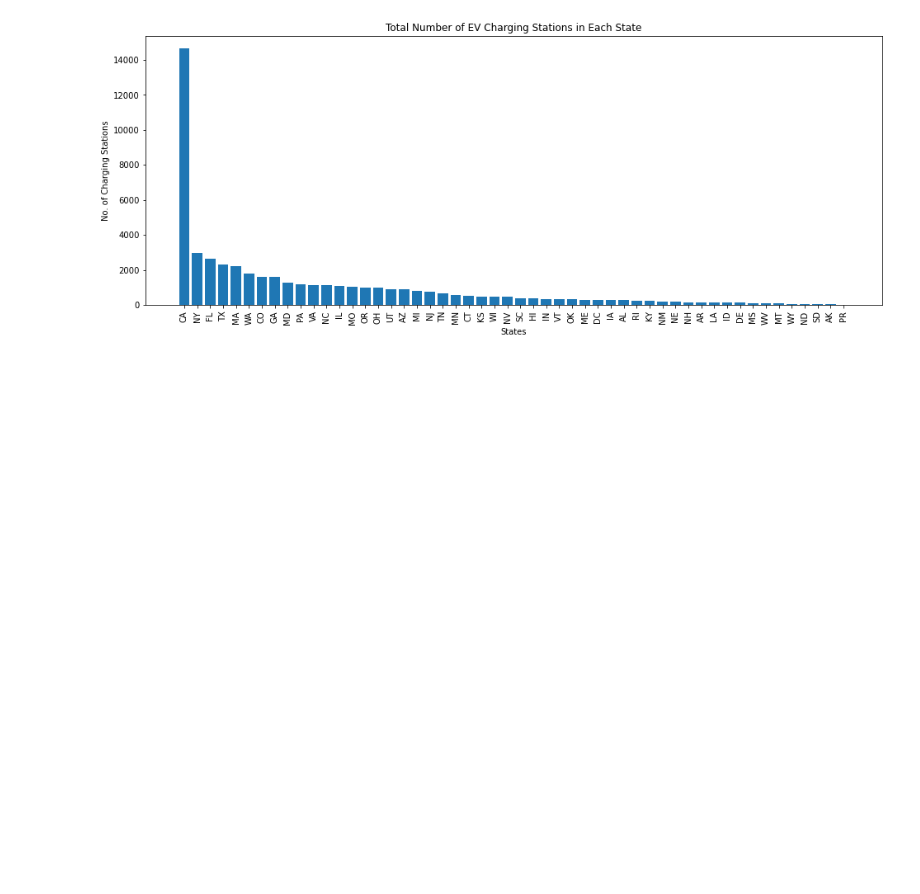
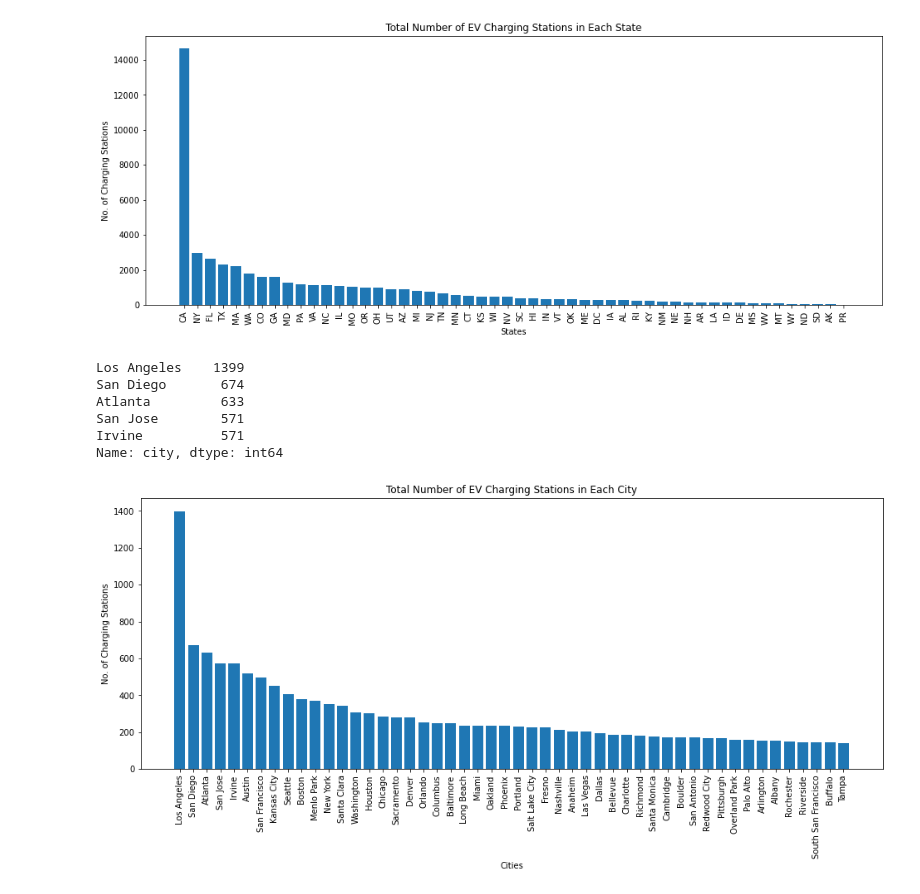
Before and after one commit to rayy-32/ev-station-analysis-and-mapping, a Jupyter notebook: evstations.ipynb, the cells around one changed output. Cells and saved outputs as stored; diff of their text form; code cells hidden in the pictures; blank space fills up the shorter version.

```diff
--- a/evstations.ipynb
+++ b/evstations.ipynb
@@ -238,18 +238,29 @@ plt.title('Total Number of EV Charging Stations in Each State')
 plt.show()
 # %% [output]
 [figure]
+# %%
+stations.city.value_counts().head(50)
+# %% [output]
+Los Angeles    1399
+San Diego       674
+Atlanta         633
+San Jose        571
+Irvine          571
+Name: city, dtype: int64
 # %%
-#Seeing which city has the most charging stations
-city_count = stations.city.value_counts()
+#Seeing the top 50 cities with the most charging stations
+city_count = stations.city.value_counts().head(50)
 indx_city = city_count.index
 
 plt.figure(figsize=(16, 6))
 plt.bar(indx_city, city_count)
 plt.xlabel('Cities')
 plt.ylabel('No. of Charging Stations')
 plt.xticks(rotation='vertical')
 plt.title('Total Number of EV Charging Stations in Each City')
 #plt.savefig('Resources/Images/...')
 plt.show()
+# %% [output]
+[figure, added]
 # %%
 #Seeing progression of station openings per year
```
Also changed, not shown: parts of 3 cells of this notebook.
